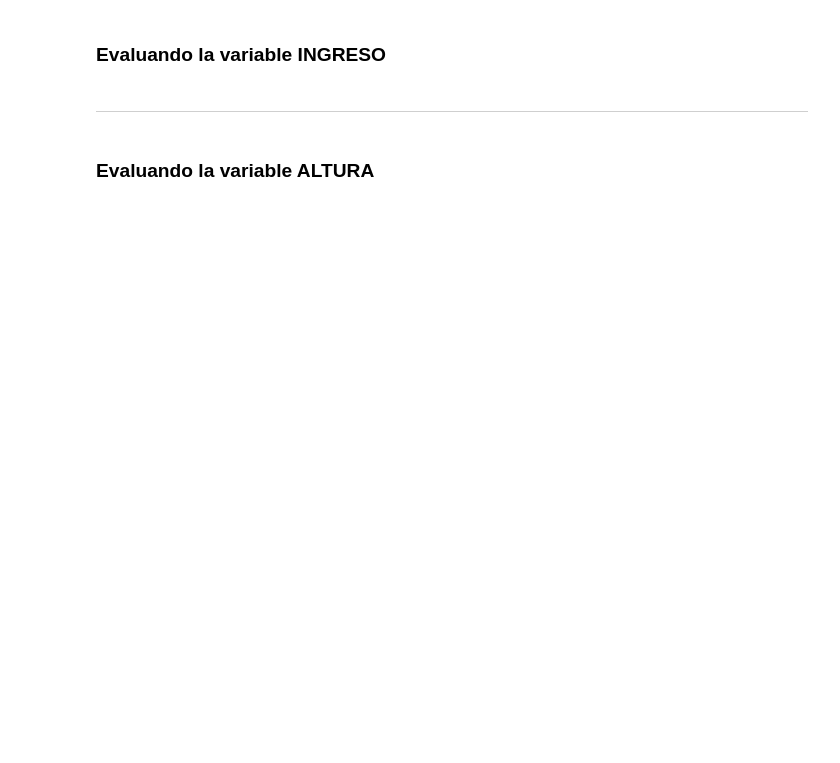
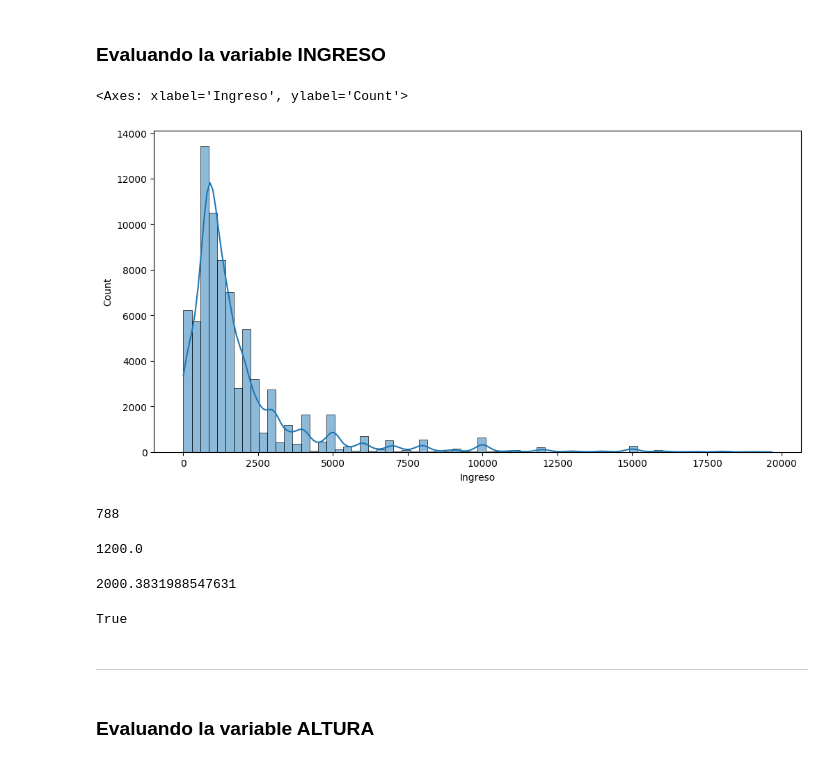
Before and after one commit to Luis1g/Estad-stica-Frecuencias_medias-, a Jupyter notebook: Curso_de_Estadística_con_Python_1.ipynb, the cells around one changed output. Drawn from its saved outputs; the diff is of its cells as text; code cells hidden in the pictures; blank space fills up the shorter version.

```diff
--- a/Curso_de_Estadística_con_Python_1.ipynb
+++ b/Curso_de_Estadística_con_Python_1.ipynb
@@ -655,6 +827,32 @@ La moda se puede definir como el valor más frecuente de un conjunto de datos. L
 <img src='https://caelum-online-public.s3.amazonaws.com/ESP-1752-estadistica-con-python-parte1/img004.png' width='80%'>
 # %% [markdown]
 ### Evaluando la variable INGRESO
+# %%
+ax = sns.histplot(datos.query("Ingreso<20000").Ingreso, bins= 70, kde = True)
+ax.figure.set_size_inches(12, 6)
+ax
+# %% [output]
+<Axes: xlabel='Ingreso', ylabel='Count'>
+[figure, added]
+# %%
+Moda = datos.Ingreso.mode()[0]
+Moda
+# %% [output]
+788
+# %%
+Mediana = datos.Ingreso.median()
+Mediana
+# %% [output]
+1200.0
+# %%
+Media = datos.Ingreso.mean()
+Media
+# %% [output]
+2000.3831988547631
+# %%
+Moda < Mediana < Media
+# %% [output]
+True
 # %% [markdown]
 ***
 # %% [markdown]
```
Also changed, not shown: parts of 32 cells of this notebook.
